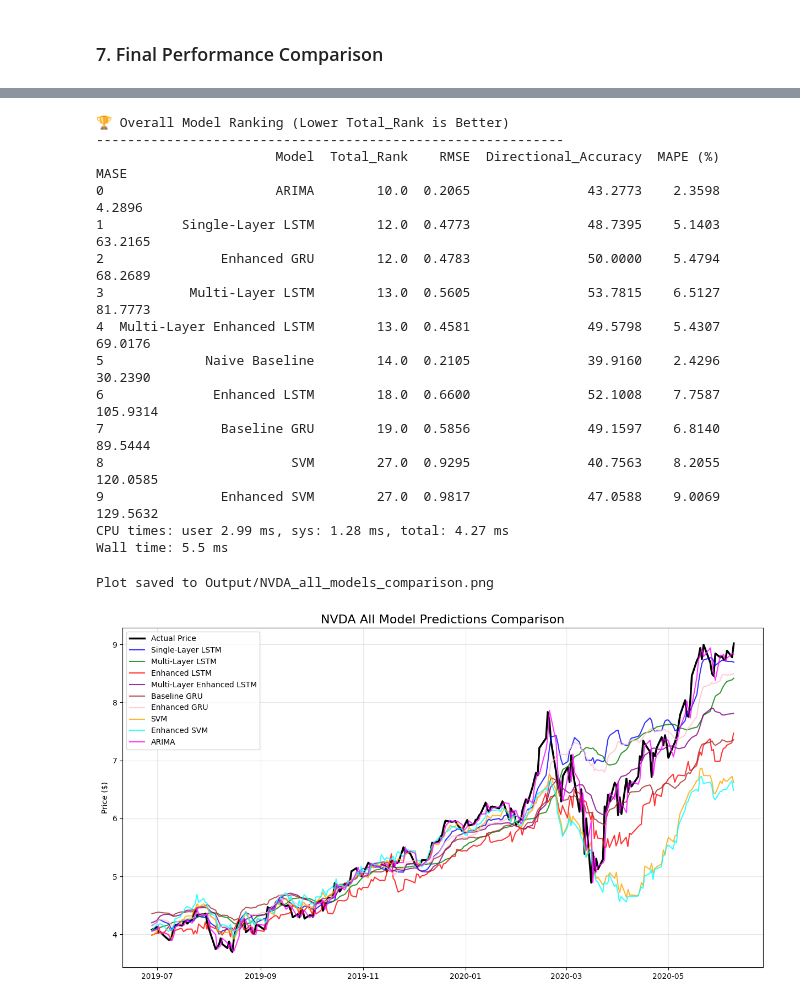
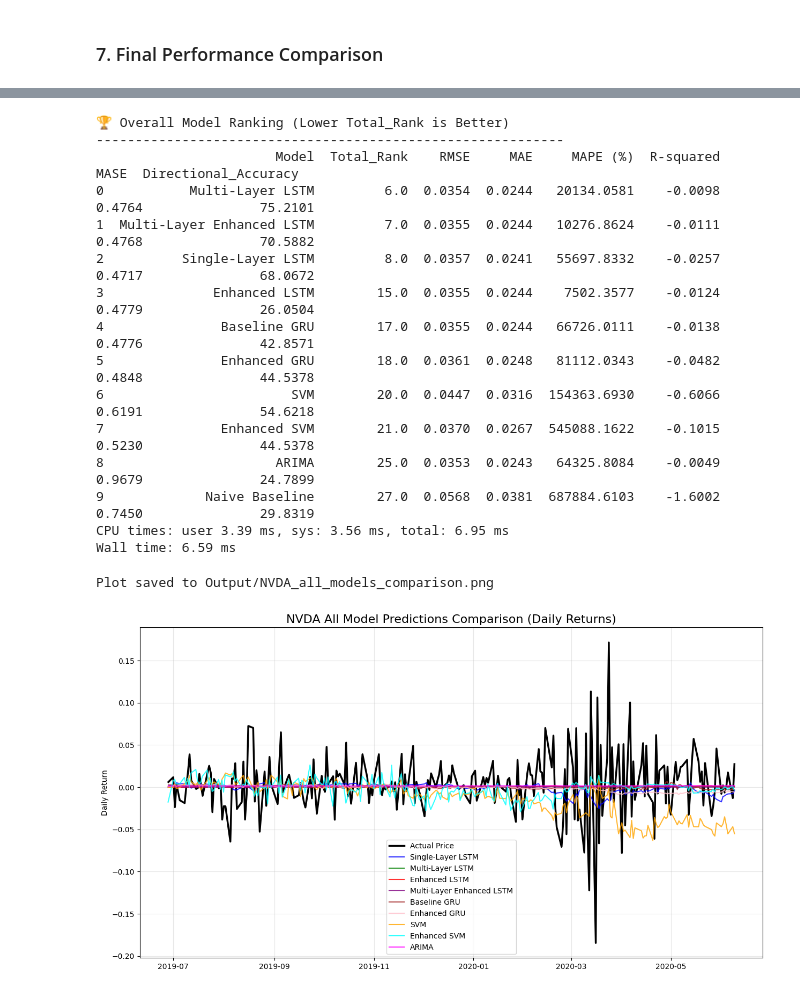
Before and after one commit to SandyCompetent/stock_market_analysis, a Jupyter notebook: main_analysis.ipynb, the cells around one changed output, grey strips where cells are left out. Saved outputs shown, nothing was run; the diff lists cells and outputs as text; code cells hidden in the pictures.

```diff
--- a/main_analysis.ipynb
+++ b/main_analysis.ipynb
@@ -439,7 +494,7 @@ print("\n--- Evaluating Best Enhanced Single-Layer LSTM Model ---")
 enh_preds = enhanced_model.predict(X_test_enh, verbose=0)
 
 # IMPORTANT: Use the scaler that was fitted to the enhanced data
-close_scaler_enh = MinMaxScaler().fit(enhanced_full_data[["Close"]][: len(X_train_enh)])
+close_scaler_enh = MinMaxScaler().fit(enhanced_full_data[["Returns"]][: len(X_train_enh)])
 
 y_test_enh_scaled = close_scaler_enh.inverse_transform(y_test_enh.reshape(-1, 1))
 enh_preds_scaled = close_scaler_enh.inverse_transform(enh_preds)
@@ -447,7 +502,7 @@ enh_preds_scaled = close_scaler_enh.inverse_transform(enh_preds)
 enhanced_metrics = ut.calculate_metrics(
     y_test_enh_scaled, enh_preds_scaled, "Enhanced LSTM", y_train_enh
 )
-test_dates_enh = enhanced_full_data.index[-len(y_test_enh_scaled) :]
+test_dates_enh = enhanced_full_data.index[-len(y_test_enh_scaled):]
 
 # Plot the results
 print("Plotting results for the best enhanced model...")
@@ -486,7 +541,7 @@ tuner_enh_multi_lstm = kt.Hyperband(
     factor=3,
     directory="tuner_results",
     project_name="enhanced_multi_layer_lstm",
-    overwrite=True,
+    overwrite=False,
 )
 
 # Define a callback for early stopping
@@ -720,7 +792,7 @@ tuner_base_gru = kt.Hyperband(
     factor=3,
     directory="tuner_results",
     project_name="baseline_gru",
-    overwrite=True,
+    overwrite=False,
 )
 
 # Define a callback to stop training early
@@ -821,7 +893,7 @@ tuner_enh_gru = kt.Hyperband(
     factor=3,
     directory="tuner_results",
     project_name="enhanced_gru",  # New project name
-    overwrite=True,
+    overwrite=False,
 )
 
 # Define a callback to stop training early
@@ -1073,45 +1145,45 @@ final_ranking = ranking_df.sort_values(by="Total_Rank", ascending=True)
 print("\n🏆 Overall Model Ranking (Lower Total_Rank is Better)")
 print("-" * 60)
 print(
-    final_ranking[["Model", "Total_Rank", "RMSE", "Directional_Accuracy", "MAPE (%)", "MASE"]]
+    final_ranking[["Model", "Total_Rank", "RMSE", "MAE", "MAPE (%)", "R-squared", "MASE", "Directional_Accuracy"]]
     .reset_index(drop=True)
     .to_string()
 )
 # %% [output]
 🏆 Overall Model Ranking (Lower Total_Rank is Better)
 ------------------------------------------------------------
-                       Model  Total_Rank    RMSE  Directional_Accuracy  MAPE (%)      MASE
-0                      ARIMA        10.0  0.2065               43.2773    2.3598    4.2896
-1          Single-Layer LSTM        12.0  0.4773               48.7395    5.1403   63.2165
-2               Enhanced GRU        12.0  0.4783               50.0000    5.4794   68.2689
-3           Multi-Layer LSTM        13.0  0.5605               53.7815    6.5127   81.7773
-4  Multi-Layer Enhanced LSTM        13.0  0.4581               49.5798    5.4307   69.0176
-5             Naive Baseline        14.0  0.2105               39.9160    2.4296   30.2390
-6              Enhanced LSTM        18.0  0.6600               52.1008    7.7587  105.9314
-7               Baseline GRU        19.0  0.5856               49.1597    6.8140   89.5444
-8                        SVM        27.0  0.9295               40.7563    8.2055  120.0585
-9               Enhanced SVM        27.0  0.9817               47.0588    9.0069  129.5632
-CPU times: user 2.99 ms, sys: 1.28 ms, total: 4.27 ms
-Wall time: 5.5 ms
+                       Model  Total_Rank    RMSE     MAE     MAPE (%)  R-squared    MASE  Directional_Accuracy
+0           Multi-Layer LSTM         6.0  0.0354  0.0244   20134.0581    -0.0098  0.4764               75.2101
+1  Multi-Layer Enhanced LSTM         7.0  0.0355  0.0244   10276.8624    -0.0111  0.4768               70.5882
+2          Single-Layer LSTM         8.0  0.0357  0.0241   55697.8332    -0.0257  0.4717               68.0672
+3              Enhanced LSTM        15.0  0.0355  0.0244    7502.3577    -0.0124  0.4779               26.0504
+4               Baseline GRU        17.0  0.0355  0.0244   66726.0111    -0.0138  0.4776               42.8571
+5               Enhanced GRU        18.0  0.0361  0.0248   81112.0343    -0.0482  0.4848               44.5378
+6                        SVM        20.0  0.0447  0.0316  154363.6930    -0.6066  0.6191               54.6218
+7               Enhanced SVM        21.0  0.0370  0.0267  545088.1622    -0.1015  0.5230               44.5378
+8                      ARIMA        25.0  0.0353  0.0243   64325.8084    -0.0049  0.9679               24.7899
+9             Naive Baseline        27.0  0.0568  0.0381  687884.6103    -1.6002  0.7450               29.8319
+CPU times: user 3.39 ms, sys: 3.56 ms, total: 6.95 ms
+Wall time: 6.59 ms
 # %%
 %%time
 plot_data = {
     "Actual": {"dates": test_dates_tech, "values": y_test_tech_scaled},
     "Single-Layer LSTM": {"dates": test_dates_tech, "values": base_preds_scaled},
     "Multi-Layer LSTM": {"dates": test_dates_tech, "values": multi_preds_scaled},
     "Enhanced LSTM": {"dates": test_dates_enh, "values": enh_preds_scaled},
     "Multi-Layer Enhanced LSTM": {
         "dates": test_dates_enh,
         "values": multi_enh_preds_scaled,
     },
     "Baseline GRU": {"dates": test_dates_tech, "values": base_gru_preds_scaled},
     "Enhanced GRU": {"dates": test_dates_enh, "values": enh_gru_preds_scaled},
     "SVM": {"dates": test_dates_tech, "values": base_svm_preds_scaled},
     "Enhanced SVM": {"dates": test_dates_enh, "values": enh_svm_preds_scaled},
     "ARIMA": {"dates": test_arima.index, "values": arima_predictions_np},
 }
 
-ut.plot_final_comparison(plot_data, cfg.STOCK_SYMBOL, f"{cfg.STOCK_SYMBOL} All Model Predictions Comparison")
+ut.plot_final_comparison(plot_data, cfg.STOCK_SYMBOL, f"{cfg.STOCK_SYMBOL} All Model Predictions Comparison (Daily Returns)")
 # %% [output]
 Plot saved to Output/NVDA_all_models_comparison.png
-[figure, old version]
+[figure, new version]
```
Also changed, not shown: parts of 32 cells of this notebook, 6 other files.
